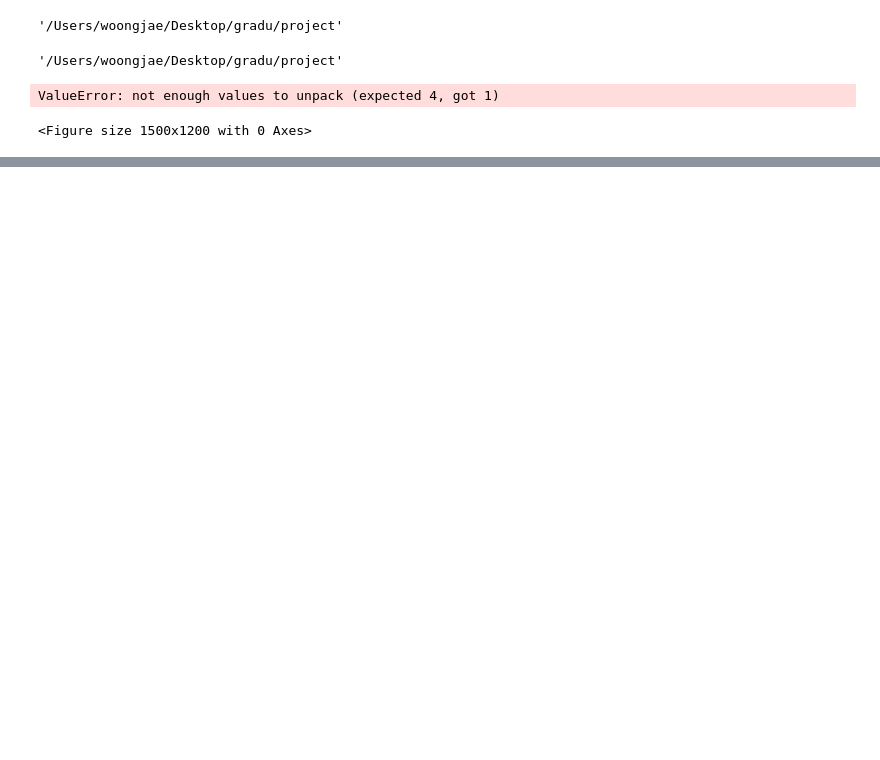
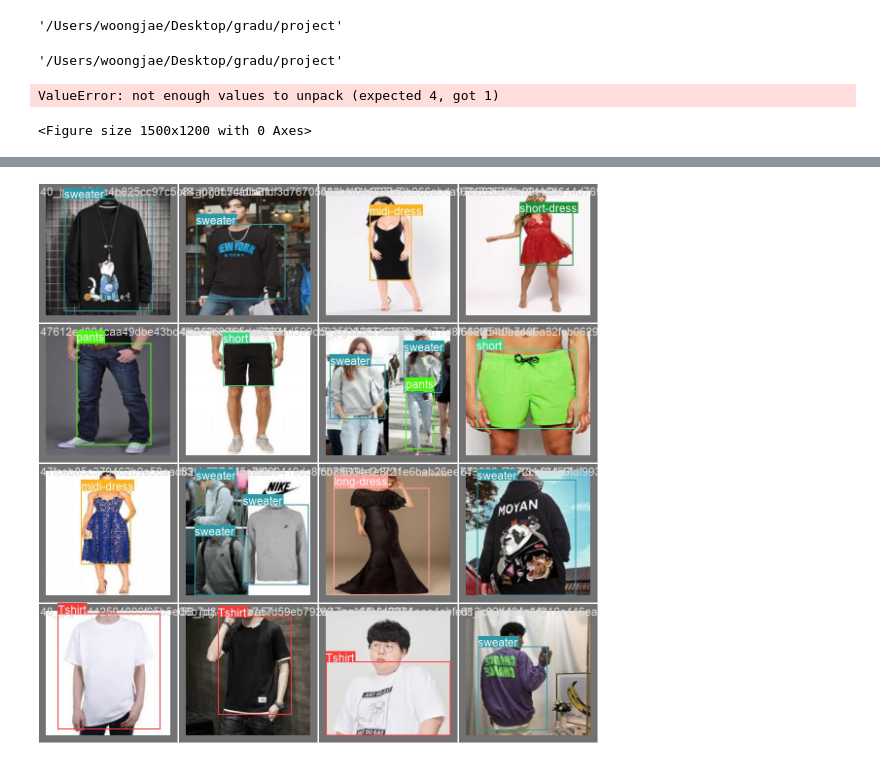
Before and after one commit to woongja/graduation_projuct_ML, a Jupyter notebook: train_v1.ipynb, the cells around one changed output, grey strips where cells are left out. Saved outputs shown, nothing was run; the diff lists cells and outputs as text; code cells hidden in the pictures; blank space fills up the shorter version.

```diff
--- a/train_v1.ipynb
+++ b/train_v1.ipynb
@@ -108,8 +110,8 @@ pwd
 '/Users/woongjae/Desktop/gradu/project'
 # %%
 
-image_path = 'dataset_v2/train/images/'
-label_path = 'dataset_v2/train/labels/'
+image_path = 'dataset_v1/train/images/'
+label_path = 'dataset_v1/train/labels/'
 # %%
 plot(image_path, label_path, 2)
 # %% [output]
@@ -117,0 +174,8 @@ ValueError: not enough values to unpack (expected 4, got 1)
+# %%
+from IPython.display import Image, display
+
+for image_path in glob.glob(f'/Users/woongjae/Desktop/gradu/project/runs/detect/train2/*.jpg')[:1]:
+    display(Image(filename=image_path, width = 600))
+    print("\n")
+# %% [output]
+[figure, added]
```
Also changed, not shown: parts of 6 cells of this notebook, 2 other files.
